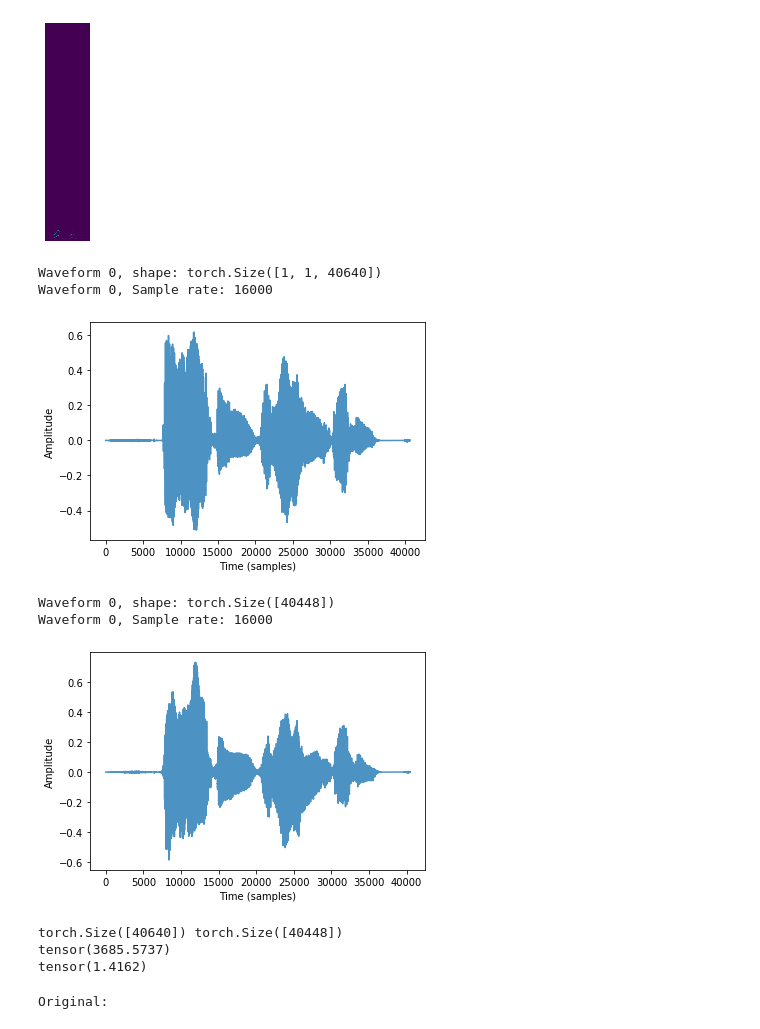
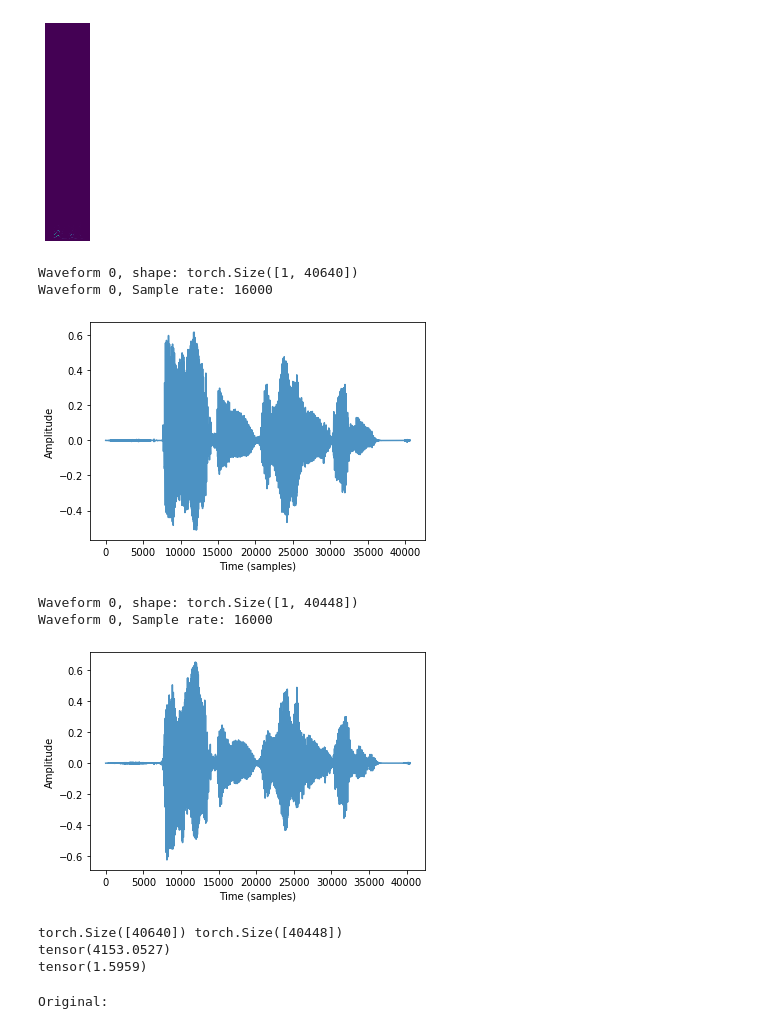
Before and after one commit to jgarciapueyo/MelNet-SpeechGeneration, a Jupyter notebook: notebooks/00_dataprocessing.ipynb, the cells around one changed output. Drawn from its saved outputs; the diff is of its cells as text; code cells hidden in the pictures.

```diff
--- a/notebooks/00_dataprocessing.ipynb
+++ b/notebooks/00_dataprocessing.ipynb
@@ -15,8 +15,9 @@ from src.data import librispeech
 from src.dataprocessing import transforms as T
 from src.utils import hparams
 # %%
-dataloader = librispeech.create_dataloader('../data', 'dev-clean')
-dataiter = iter(dataloader)
+librispeech = librispeech.download_data('../data', 'dev-clean')
+dataloader_librispeech = torch.utils.data.DataLoader(librispeech)
+dataiter = iter(dataloader_librispeech)
 # %%
 waveform1, sample_rate1, utterance1, speaker_id1, chapter_id1, utterance_id1 = dataiter.next()
 waveform2, sample_rate2, utterance2, speaker_id2, chapter_id2, utterance_id2 = dataiter.next()
@@ -27,33 +30,33 @@ hp = hparams.HParams(sample_rate=sample_rate1.item())
 # %%
 # Preparation and Transformation
-spectrogram = T.wave_to_spectrogram(waveform1[0][0], hp)
+spectrogram = T.wave_to_spectrogram(waveform1, hp)
 T.plot_spectrogram(spectrogram, hp)
 # %% [output]
 [figure]
 # %%
 # Original
-T.plot_wave([waveform1], hp)
+T.plot_wave(waveform1, hp)
 # %% [output]
-Waveform 0, shape: torch.Size([1, 1, 40640])
+Waveform 0, shape: torch.Size([1, 40640])
 Waveform 0, Sample rate: 16000
 [figure]
 # %%
 # Reconstructed
-wave_rec = T.spectrogram_to_wave(spectrogram, hp, n_iter=1000)
-T.plot_wave([wave_rec], hp)
+wave_rec = T.spectrogram_to_wave(spectrogram, hp, n_iter=32)
+T.plot_wave(wave_rec, hp)
 # %% [output]
-Waveform 0, shape: torch.Size([40448])
+Waveform 0, shape: torch.Size([1, 40448])
 Waveform 0, Sample rate: 16000
-[figure, old version]
+[figure, new version]
 # %%
 # difference between waves
-print(waveform1.flatten().shape, wave_rec.shape)
+print(waveform1.flatten().shape, wave_rec.flatten().shape)
 print(torch.sum(torch.abs(wave_rec-waveform1.flatten()[:40448])))
 print(torch.sum(torch.abs(wave_rec-waveform1.flatten()[:40448]))/torch.sum(torch.abs(waveform1.flatten()[:40448])))
 # %% [output]
 torch.Size([40640]) torch.Size([40448])
-tensor(3685.5737)
-tensor(1.4162)
+tensor(4153.0527)
+tensor(1.5959)
 # %%
 print("Original:")
 IPython.display.Audio(data=waveform1.flatten().numpy(), rate=hp.sample_rate)
```
Also changed, not shown: parts of 17 cells of this notebook, 8 other files.
